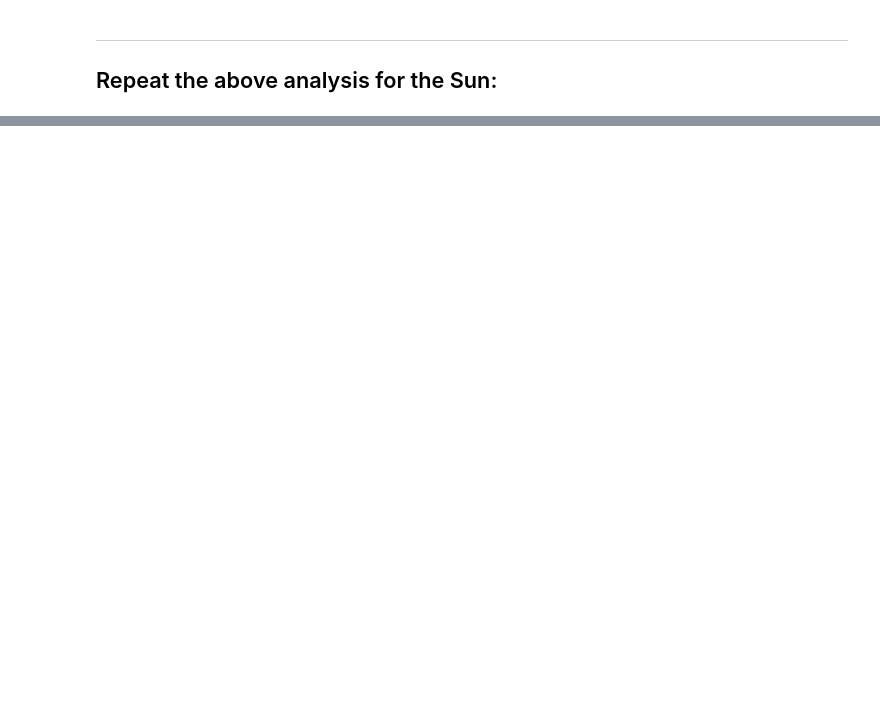
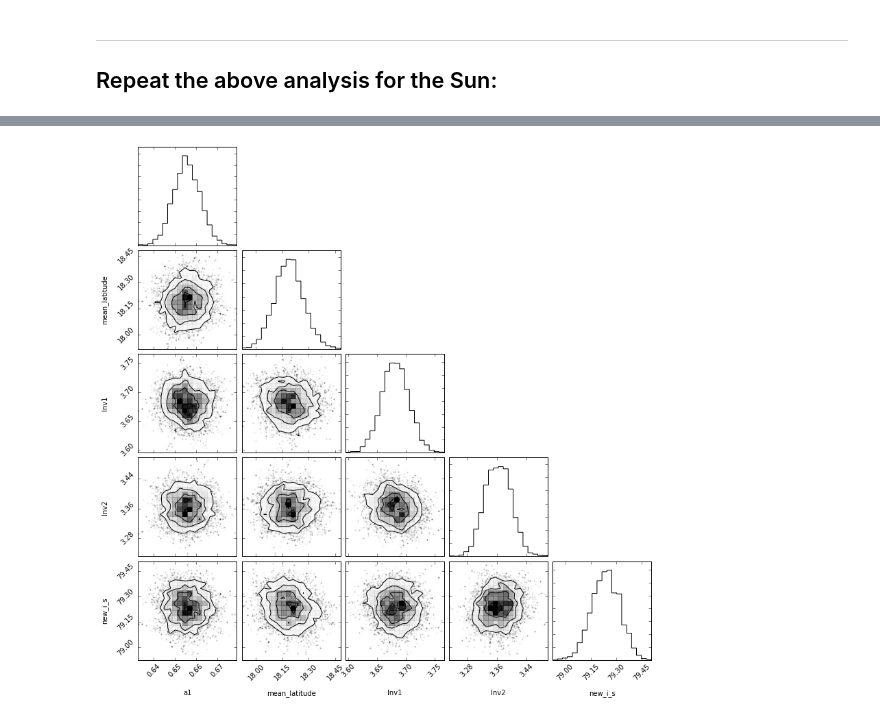
Before and after one commit to bmorris3/friedrich, a Jupyter notebook: hat11_flip_lambda/latitude_distribution.ipynb, the cells around one changed output, grey strips where cells are left out. Drawn from its saved outputs; the diff is of its cells as text; code cells hidden in the pictures; blank space fills up the shorter version.

```diff
--- a/hat11_flip_lambda/latitude_distribution.ipynb
+++ b/hat11_flip_lambda/latitude_distribution.ipynb
@@ -5,7 +5,7 @@ Load spots properties from `friedrich`:
 # %%
 %matplotlib inline
 # Import dev version of friedrich:
-import sys
+import sys, os
 sys.path.insert(0, '../')
 
 import numpy as np
@@ -14,8 +14,9 @@ from friedrich.analysis import Transit, Spot, Measurement, MCMCResults
 from friedrich.lightcurve import hat11_params_morris_flip_lambda
 from glob import glob
 
-archive_paths = sorted(glob('/local/tmp/friedrich/hat11_flip_lambda/chains???.hdf5'))
-#archive_paths = sorted(glob('/local/tmp/friedrich/hat11_init/chains???.hdf5'))
+#archive_paths = sorted(glob('/local/tmp/friedrich/hat11_flip_lambda/chains???.hdf5'))
+archive_paths = sorted(glob('/Users/bmmorris/data/hat11_flip_lambda/chains???.hdf5'))
+
 print('load results')
 transits = []
 all_times = []
@@ -214,7 +222,7 @@ sampler = emcee.EnsembleSampler(nwalkers, ndim, lnprob,
                                 threads=4)
 
 pos = sampler.run_mcmc(p0, 500)[0]
-samples = sampler.run_mcmc(pos, 5000)
+samples = sampler.run_mcmc(pos, 2500)
 # %%
 burnin = 1000
 samples = sampler.chain[:, burnin:, :].reshape((-1, ndim))
@@ -319,7 +344,8 @@ plt.show()
 
 ## Repeat the above analysis for the Sun:
 # %%
-paths = glob('/local/tmp/Mt_Wilson_Tilt/*/sspot??.dat')
+#paths = glob('/local/tmp/Mt_Wilson_Tilt/*/sspot??.dat')
+paths = glob('/Users/bmmorris/data/Mt_Wilson_Tilt/*/sspot??.dat')
 
 from astropy.time import Time
 import astropy.units as u
@@ -382,19 +411,31 @@ ax.set_ylabel('$p(x)$')
 # %%
+initp = [0.5, 15, np.log(4**2), np.log(4**2), transit_params.inc_stellar]
+
 ndim, nwalkers = len(initp), 4*len(initp)
+#skip_interval = 10
+import datetime
+start_time = Time('1965-01-01') # solar cycle 20
+end_time = Time('1969-01-01')
+
+times_in_range = (table['jd'] > start_time.jd) & (table['jd'] < end_time.jd)
+solar_lats = table['latitude_day_1'][times_in_range]
+solar_lats_error = np.ones_like(table['latitude_day_1'][times_in_range])
 p0 = [np.array(initp) + 1e-3*np.random.randn(ndim) for i in range(nwalkers)]
 sampler_sun = emcee.EnsembleSampler(nwalkers, ndim, lnprob,
-                                args=(table['latitude_day_1'], np.ones_like(table['latitude_day_1'])),
+                                args=(solar_lats, solar_lats_error),
                                 threads=4)
 
-pos = sampler_sun.run_mcmc(p0, 500)[0]
-sampler_sun.reset()
-p0 = sampler_sun.run_mcmc(pos, 5000)
+#pos = sampler_sun.run_mcmc(p0, 500)[0]
+#sampler_sun.reset()
+p0 = sampler_sun.run_mcmc(p0, 1000)
 # %%
-burnin = 1000
+burnin = 500
 samples_sun = sampler_sun.chain[:, burnin:, :].reshape((-1, ndim))
 
 import corner
 
 # a1, m1, v1, a2, m2, v2
 labels = "a1, mean_latitude, lnv1, lnv2, new_i_s".split(', ')
 fig = corner.corner(samples_sun, labels=labels)
+# %% [output]
+[figure, added]
```
Also changed, not shown: parts of 16 cells of this notebook.
